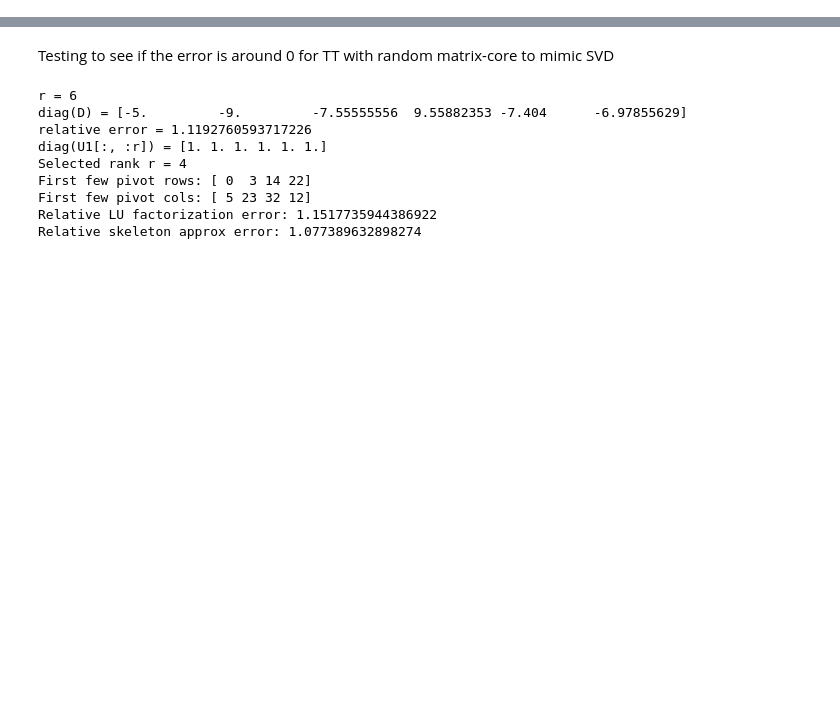
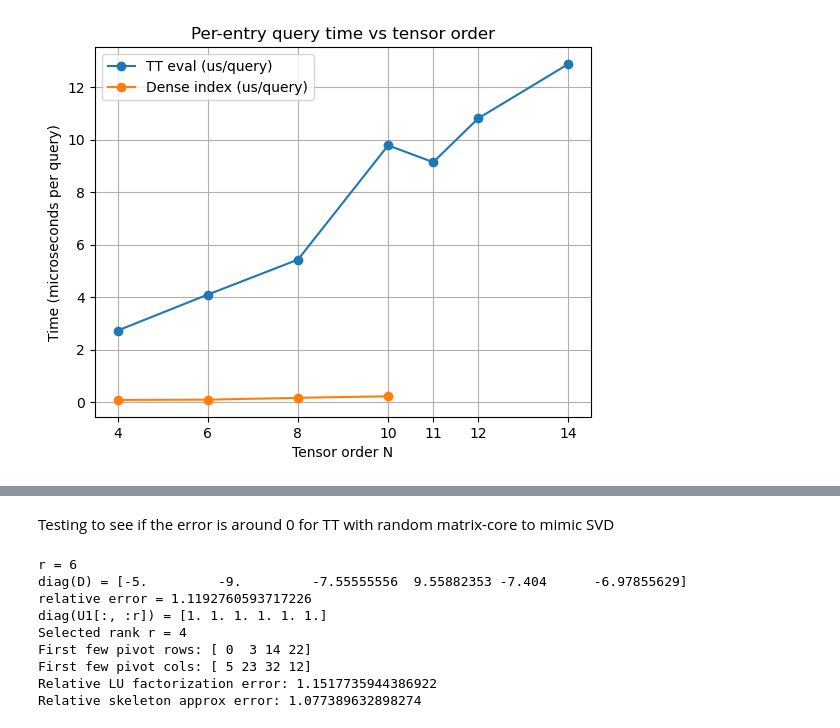
Before and after one commit to eric128234/Tensor-train-experiments, a Jupyter notebook: tt_core.ipynb, the cells around one changed output, grey strips where cells are left out. Saved outputs shown, nothing was run; the diff lists cells and outputs as text; code cells hidden in the pictures; blank space fills up the shorter version.

```diff
--- a/tt_core.ipynb
+++ b/tt_core.ipynb
@@ -146,0 +247,84 @@ Max abs diff (20 samples): 2.7755575615628914e-16
+# %%
+import numpy as np
+import matplotlib.pyplot as plt
+
+# If you already have `results` from benchmark_entry_methods_safe, use that.
+# Otherwise, paste your printed rows into this list manually.
+
+# Example: manually define from your output
+rows = [
+    # N, tt_us_per_q, dense_build_s, dense_index_us_per_q, dense_possible
+    (4,  2.73, 0.000, 0.09, True),
+    (6,  4.10, 0.000, 0.10, True),
+    (8,  5.43, 0.006, 0.17, True),
+    (10, 9.78, 0.147, 0.23, True),
+    (11, 9.14, None,  None, False),
+    (12, 10.81, None, None, False),
+    (14, 12.88, None, None, False),
+]
+
+N = np.array([r[0] for r in rows], dtype=int)
+tt_us = np.array([r[1] for r in rows], dtype=float)
+
+dense_build_s = np.array([np.nan if r[2] is None else r[2] for r in rows], dtype=float)
+dense_index_us = np.array([np.nan if r[3] is None else r[3] for r in rows], dtype=float)
+
+# ------------------------
+# Plot 1: per-query time
+# ------------------------
+plt.figure()
+plt.plot(N, tt_us, marker="o", label="TT eval (us/query)")
+plt.plot(N, dense_index_us, marker="o", label="Dense index (us/query)")
+
+plt.xlabel("Tensor order N")
+plt.ylabel("Time (microseconds per query)")
+plt.title("Per-entry query time vs tensor order")
+plt.xticks(N)
+plt.grid(True)
+plt.legend()
+plt.show()
+
+# ------------------------
+# Plot 2: dense build time
+# ------------------------
+plt.figure()
+plt.plot(N, dense_build_s, marker="o", label="Dense build time (s)")
+
+plt.xlabel("Tensor order N")
+plt.ylabel("Time (seconds)")
+plt.title("Dense materialization time vs tensor order")
+plt.xticks(N)
+plt.grid(True)
+plt.legend()
+plt.show()
+
+N = np.array([row[0] for row in results], dtype=int)
+
+tt_us_per_q = np.array([row[3] for row in results], dtype=float)
+dense_build_s = np.array([np.nan if row[4] is None else row[4] for row in results], dtype=float)
+dense_index_us_per_q = np.array([np.nan if row[5] is None else row[5] for row in results], dtype=float)
+
+# You used n_queries when running the benchmark; set it to the same value here
+n_queries = 5000
+
+tt_total_s = tt_us_per_q * 1e-6 * n_queries
+dense_total_s = dense_build_s + dense_index_us_per_q * 1e-6 * n_queries
+
+# ---- Plot total time vs N ----
+plt.figure()
+plt.plot(N, tt_total_s, marker="o", label="TT total time (s)")
+plt.plot(N, dense_total_s, marker="o", label="Dense total time (build + index) (s)")
+
+plt.xlabel("Tensor order N")
+plt.ylabel(f"Total time (seconds) for {n_queries} queries")
+plt.title("Total time vs tensor order N")
+plt.xticks(N)
+plt.grid(True)
+plt.legend()
+
+# If dense dominates, uncomment log scale:
+# plt.yscale("log")
+
+plt.show()
+# %% [output]
+[figure, added]
```
Also changed, not shown: parts of 6 cells of this notebook.
